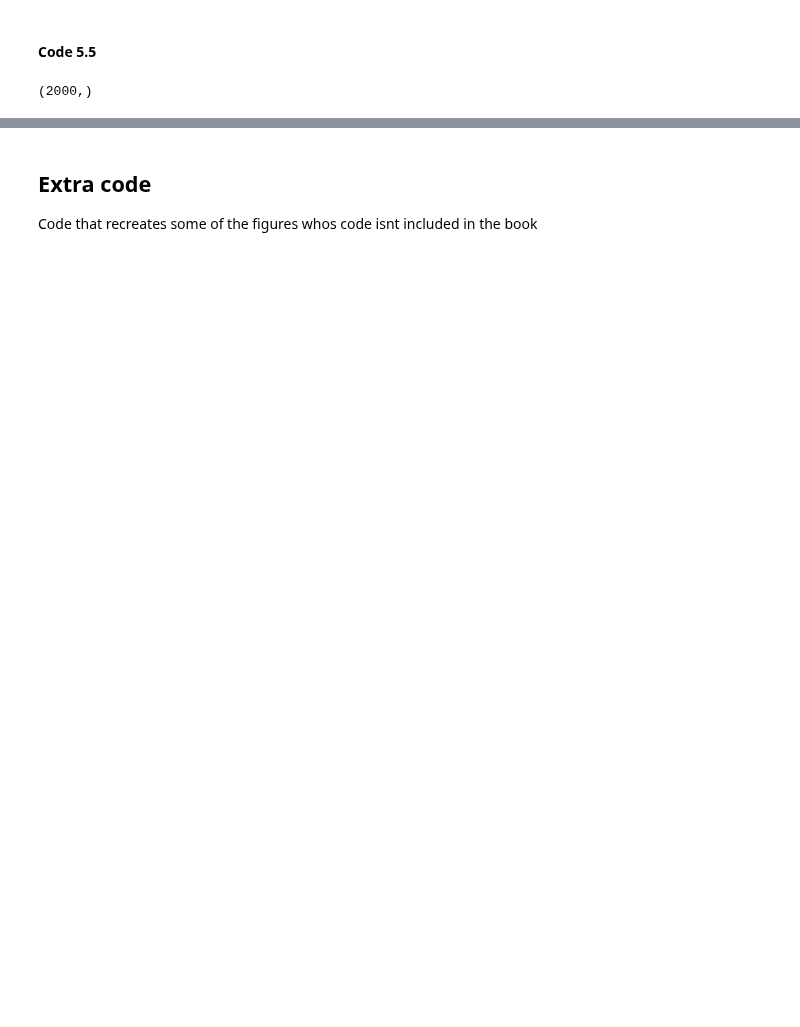
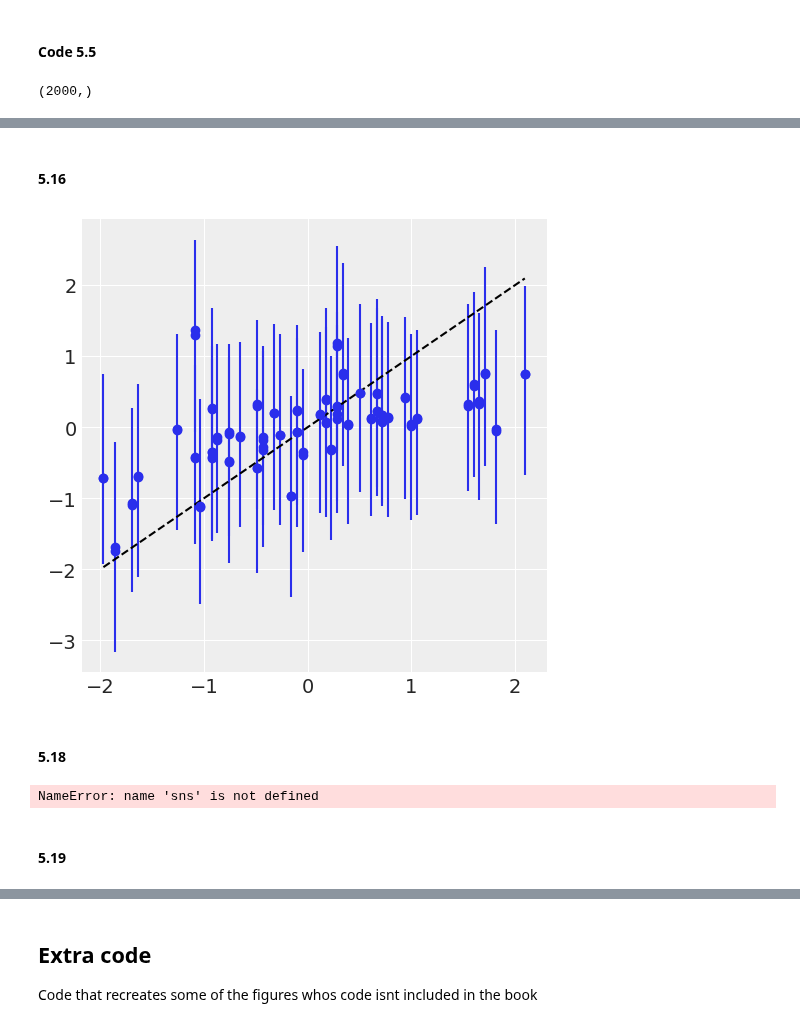
Before and after one commit to pymc-devs/pymc-resources, a Jupyter notebook: Rethinking_2/Chp_05.ipynb, the cells around one changed output, grey strips where cells are left out. Saved outputs shown, nothing was run; the diff lists cells and outputs as text; code cells hidden in the pictures; blank space fills up the shorter version.

```diff
--- a/Rethinking_2/Chp_05.ipynb
+++ b/Rethinking_2/Chp_05.ipynb
@@ -117,0 +211,37 @@ az.plot_hpd(age_std_seq, mu_pred.T)
+# %%
+# Get mean of trace
+mu_pred_divorce_marriage_age = trace_divorce_marriage_age["mu"].mean(axis=0)
+# %%
+# We can skip most of the code with the posterior predictive plot functionality in pymc3
+with divorce_model_marriage_age:
+    ppc_marriage_age = pm.sample_posterior_predictive(trace_divorce_marriage_age, samples=1000)
+
+mean_posterior_predictive = ppc_marriage_age['divorce_rate_std'].mean(axis=0)
+
+# percentiles = np.percentile(ppc_marriage_age['divorce_rate_std'], [5.5, 94.5], axis=1)
+mu_hpd = az.hpd(ppc_marriage_age['divorce_rate_std'], credible_interval=0.89)
+# %% [markdown]
+#### 5.16
+# %%
+fig, ax = plt.subplots(figsize=(6,6))
+ax.scatter(data["Divorce_std"].values, mu_pred_divorce_marriage_age)
+plt.errorbar(data["Divorce_std"].values, mean_posterior_predictive, yerr=np.abs(mean_posterior_predictive - mu_hpd.T) , fmt='C0o')
+
+min_x, max_x = data["Divorce_std"].min(), data["Divorce_std"].max()
+plt.plot([min_x, max_x], [min_x, max_x], 'k--');
+# %% [output]
+[figure, added]
+# %% [markdown]
+#### 5.18
+# %%
+N = 100
+x_real = stats.norm.rvs(size=N)
+x_spur = stats.norm.rvs(x_real)
+y = stats.norm.rvs(x_real)
+d = pd.DataFrame([y, x_real, x_spur]).T
+
+sns.pairplot(d);
+# %% [output]
+NameError: name 'sns' is not defined
+# %% [markdown]
+#### 5.19
```
Also changed, not shown: parts of 31 cells of this notebook.
